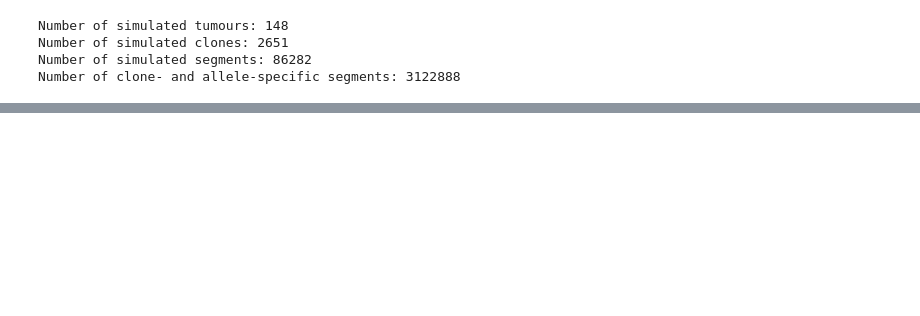
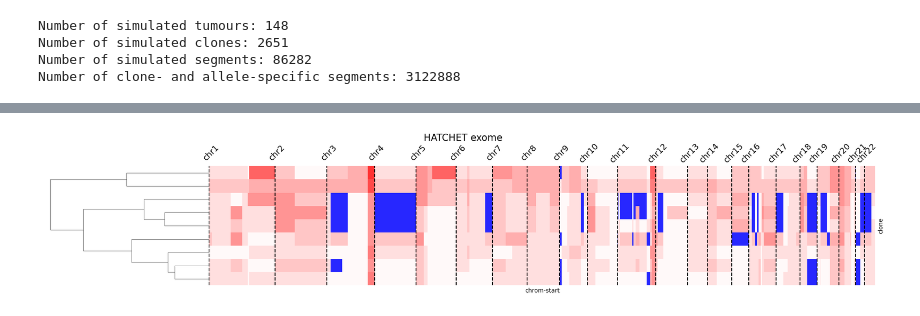
Before and after one commit to McGranahanLab/ALPACA-paper, a Jupyter notebook: bin/ANALYSIS/Fig1.ipynb, the cells around one changed output, grey strips where cells are left out. Cells and saved outputs as stored; diff of their text form; code cells hidden in the pictures; blank space fills up the shorter version.

```diff
--- a/bin/ANALYSIS/Fig1.ipynb
+++ b/bin/ANALYSIS/Fig1.ipynb
@@ -127,0 +889,4 @@ with open(f'{output_directory}/figures/Fig1e_sankey_plot_publication_metrics.txt
+# %%
+hatchet_clustermap = make_sample_heatmap(df=COMPARATOR_output_plot_pivot,title='HATCHET exome',figsize=(20,4),max_val=max_cn,segment=None,yticklabels=False,metric='euclidean')
+# %% [output]
+[figure, added]
```
Also changed, not shown: parts of 23 cells of this notebook, 19 other files.
